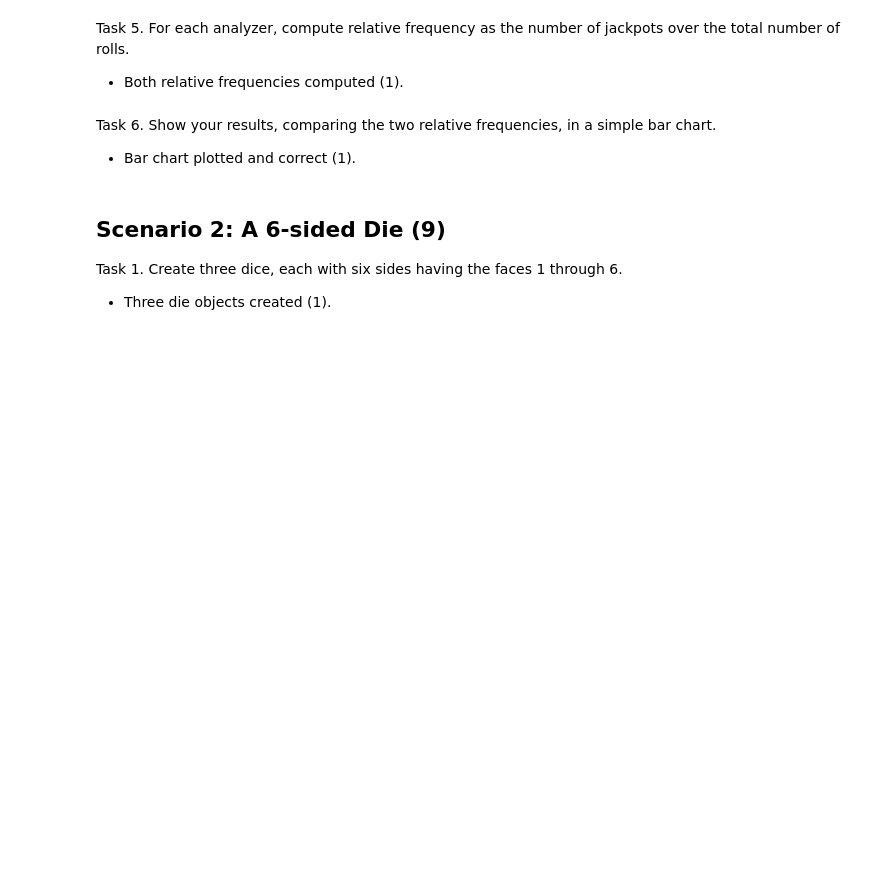
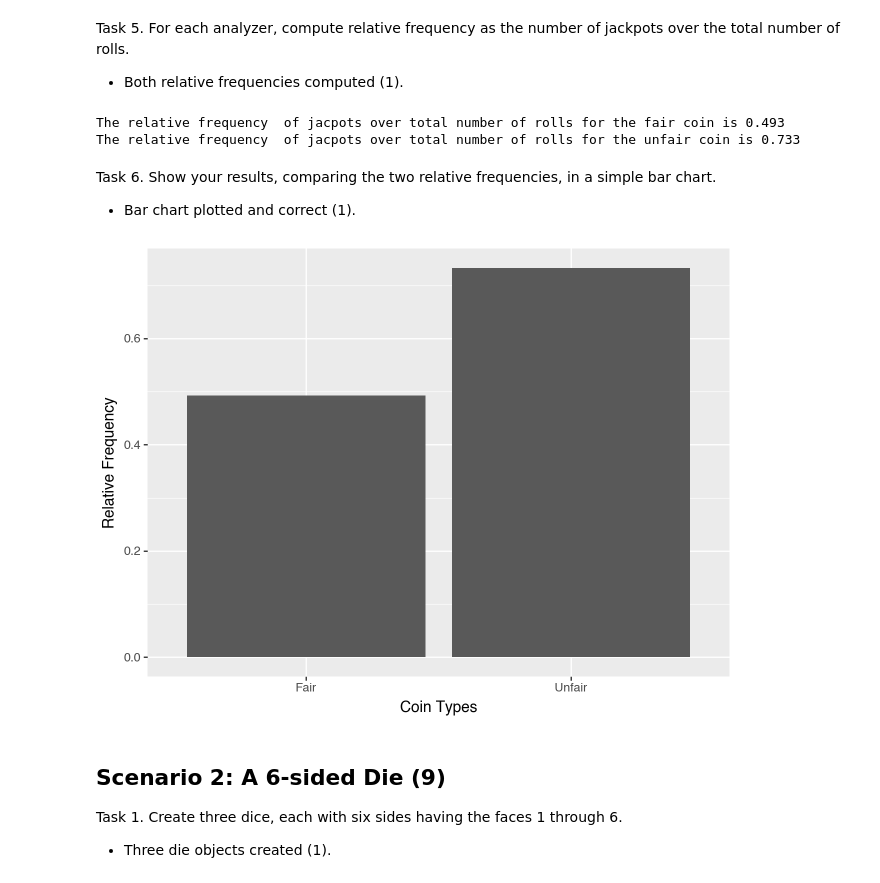
Before and after one commit to alexyang790/ds5100-finalproject-zy7ts, a Jupyter notebook: DS51200_FinalProjectTemplate.ipynb, the cells around one changed output. Saved outputs shown, nothing was run; the diff lists cells and outputs as text; code cells hidden in the pictures; blank space fills up the shorter version.

```diff
--- a/DS51200_FinalProjectTemplate.ipynb
+++ b/DS51200_FinalProjectTemplate.ipynb
@@ -443,6 +456,12 @@ print(analyzer_unfair.jackpot())
 Task 5. For each analyzer, compute relative frequency as the number of jackpots over the total number of rolls.
 
 - Both relative frequencies computed (1).
+# %%
+print(f'The relative frequency  of jacpots over total number of rolls for the fair coin is {analyzer_fair.jackpot()/1000}')
+print(f'The relative frequency  of jacpots over total number of rolls for the unfair coin is {analyzer_unfair.jackpot()/1000}')
+# %% [output]
+The relative frequency  of jacpots over total number of rolls for the fair coin is 0.493
+The relative frequency  of jacpots over total number of rolls for the unfair coin is 0.733
 # %% [markdown]
 Task 6. Show your results, comparing the two relative frequencies, in a simple bar chart.
 
@@ -450,3 +472,18 @@ Task 6. Show your results, comparing the two relative frequencies, in a simple b
+# %%
+data = pd.DataFrame({
+    'Coin Types': ['Fair', 'Unfair'],
+    'Relative Frequency': [analyzer_fair.jackpot()/1000, analyzer_unfair.jackpot()/1000]
+})
+
+plot = (ggplot(
+    data,
+    aes(x = 'Coin Types', y = 'Relative Frequency'))
+    + geom_bar(stat = 'identity')
+)
+
+print(plot)
+# %% [output]
+[figure, added]
 # %% [markdown]
 ## Scenario 2: A 6-sided Die (9)
 
```
Also changed, not shown: parts of 8 cells of this notebook.
